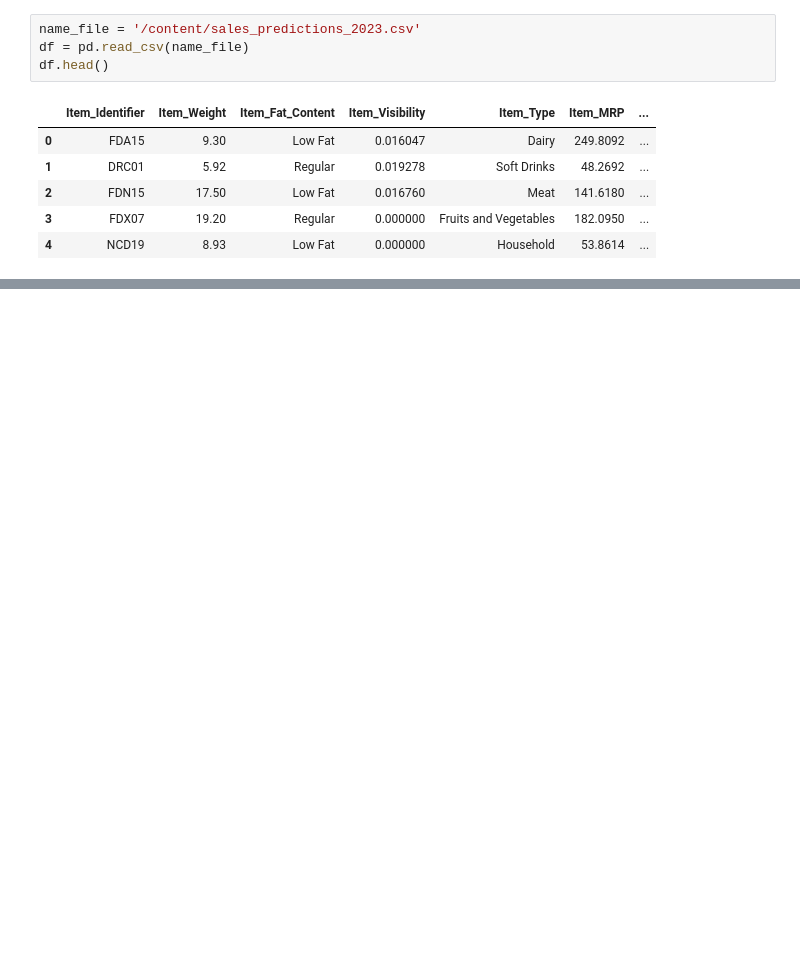
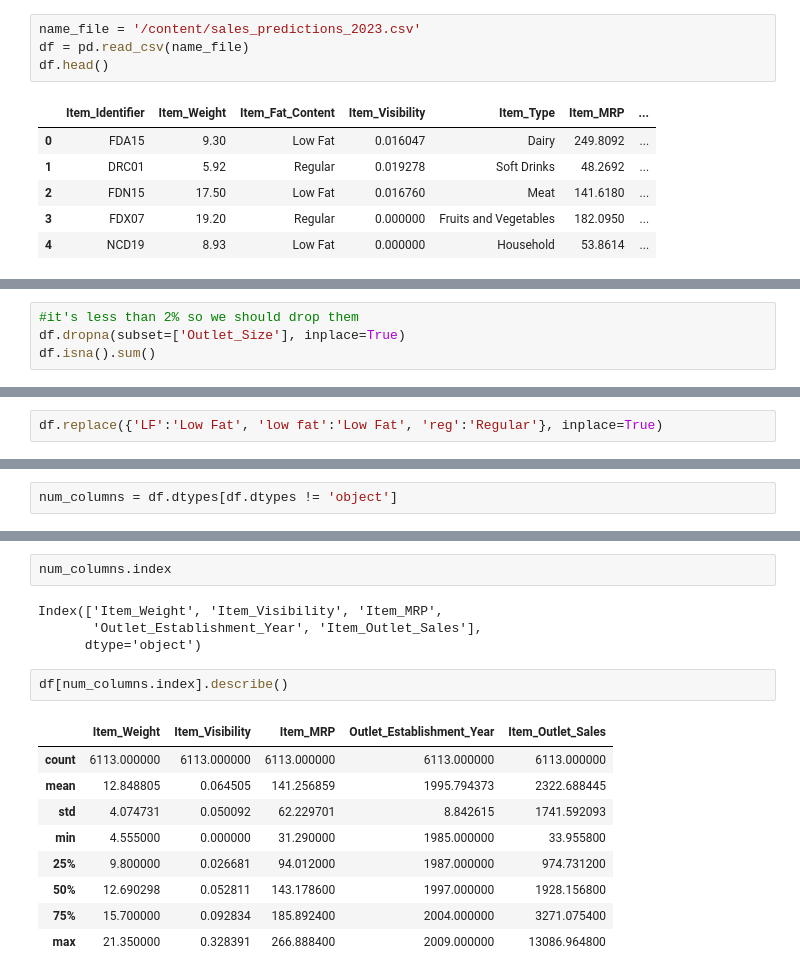
Before and after one commit to medayoubaziz/sales-predictions, a Jupyter notebook: sales_predictions.ipynb, the cells around one changed output, grey strips where cells are left out. Cells and saved outputs as stored; diff of their text form; blank space fills up the shorter version.

```diff
--- a/sales_predictions.ipynb
+++ b/sales_predictions.ipynb
@@ -15,0 +69,4 @@ df.head()
+# %%
+#it's less than 2% so we should drop them
+df.dropna(subset=['Outlet_Size'], inplace=True)
+df.isna().sum()
@@ -15,0 +103,2 @@ df.head()
+# %%
+df.replace({'LF':'Low Fat', 'low fat':'Low Fat', 'reg':'Regular'}, inplace=True)
@@ -15,0 +203,2 @@ df.head()
+# %%
+num_columns = df.dtypes[df.dtypes != 'object']
@@ -15,0 +214,18 @@ df.head()
+# %%
+num_columns.index
+# %% [output]
+Index(['Item_Weight', 'Item_Visibility', 'Item_MRP',
+       'Outlet_Establishment_Year', 'Item_Outlet_Sales'],
+      dtype='object')
+# %%
+df[num_columns.index].describe()
+# %% [output]
+|  | Item_Weight | Item_Visibility | Item_MRP | Outlet_Establishment_Year | Item_Outlet_Sales |
+| count | 6113.000000 | 6113.000000 | 6113.000000 | 6113.000000 | 6113.000000 |
+| mean | 12.848805 | 0.064505 | 141.256859 | 1995.794373 | 2322.688445 |
+| std | 4.074731 | 0.050092 | 62.229701 | 8.842615 | 1741.592093 |
+| min | 4.555000 | 0.000000 | 31.290000 | 1985.000000 | 33.955800 |
+| 25% | 9.800000 | 0.026681 | 94.012000 | 1987.000000 | 974.731200 |
+| 50% | 12.690298 | 0.052811 | 143.178600 | 1997.000000 | 1928.156800 |
+| 75% | 15.700000 | 0.092834 | 185.892400 | 2004.000000 | 3271.075400 |
+| max | 21.350000 | 0.328391 | 266.888400 | 2009.000000 | 13086.964800 |
```
Also changed, not shown: parts of 19 cells of this notebook.
